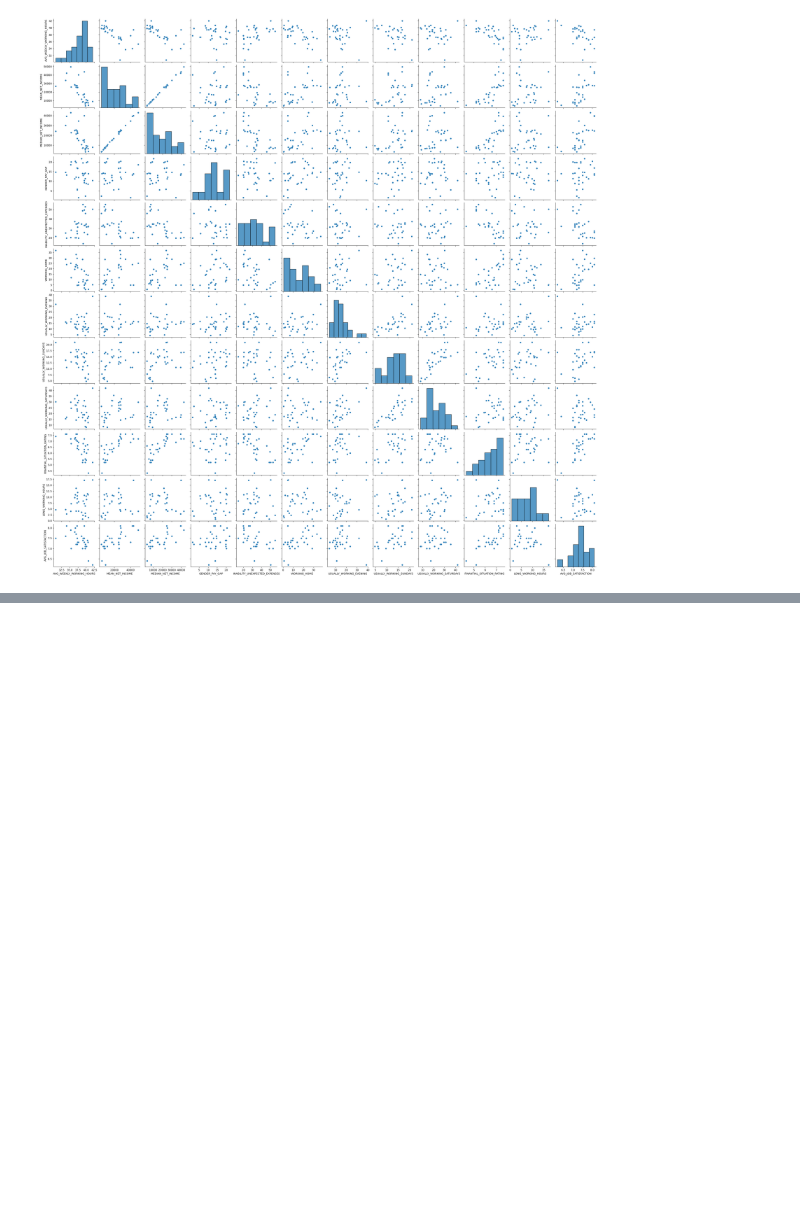
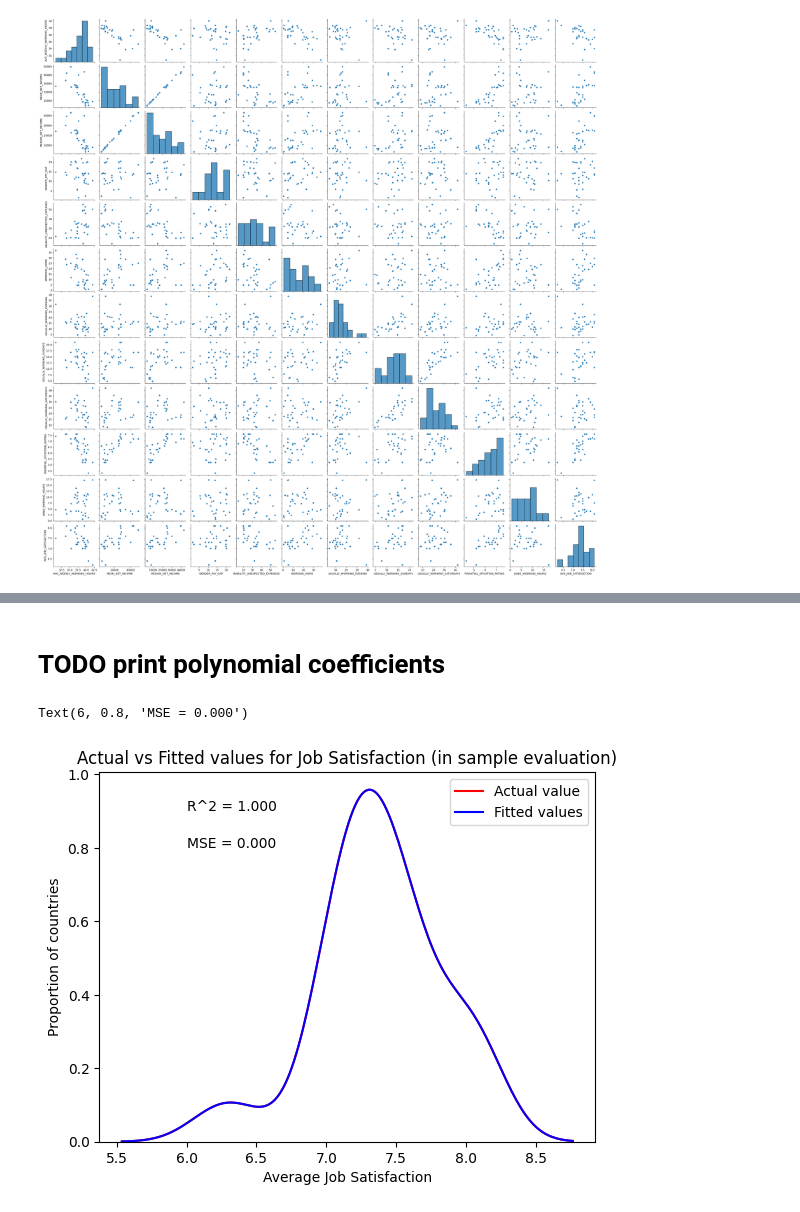
Before and after one commit to OsvaldoValdivia/P4-Job_satisfaction, a Jupyter notebook: P4-Job_satisfaction.ipynb, the cells around one changed output, grey strips where cells are left out. Cells and saved outputs as stored; diff of their text form; code cells hidden in the pictures; blank space fills up the shorter version.

```diff
--- a/P4-Job_satisfaction.ipynb
+++ b/P4-Job_satisfaction.ipynb
@@ -449,0 +765,16 @@ The figure layout has changed to tight
+# %% [markdown]
+# TODO print polynomial coefficients
+# %%
+# Plot a distribution plot
+ax1 = sns.distplot(Y, hist=False, color = "r", label="Actual value")
+sns.distplot(yhat, hist=False, color="b", label ="Fitted values", ax = ax1)
+# First plot
+ax1.set_title("Actual vs Fitted values for Job Satisfaction (in sample evaluation)")
+ax1.set_xlabel("Average Job Satisfaction")
+ax1.set_ylabel("Proportion of countries")
+ax1.legend()
+ax1.text(6, .9, ("R^2 = "+ str("%.3f" % R1)))
+ax1.text(6, .8, ("MSE = "+ str("%.3f" % MSE1)))
+# %% [output]
+Text(6, 0.8, 'MSE = 0.000')
+[figure, added]
```
Also changed, not shown: parts of 38 cells of this notebook, 2 other files.
